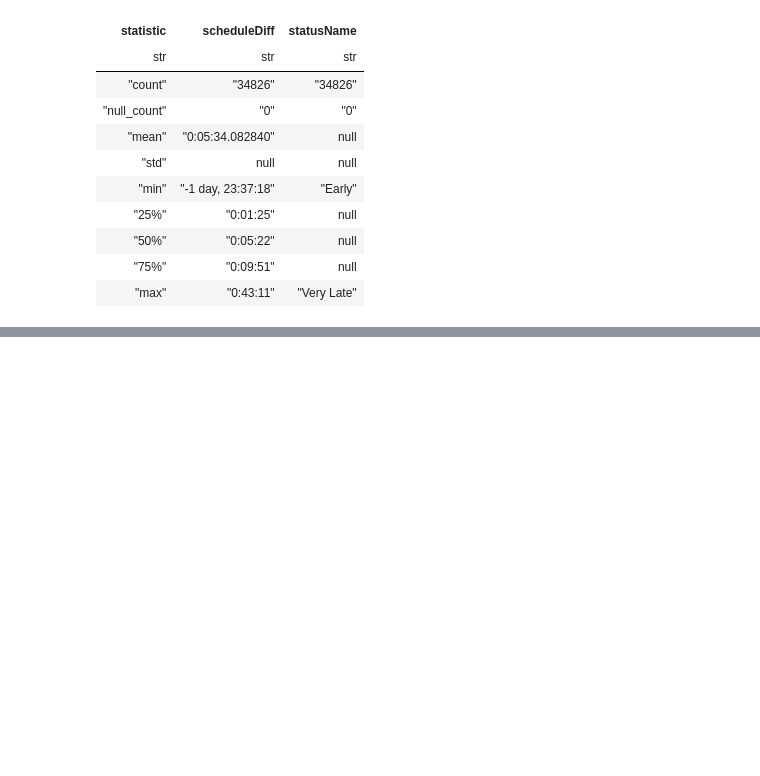
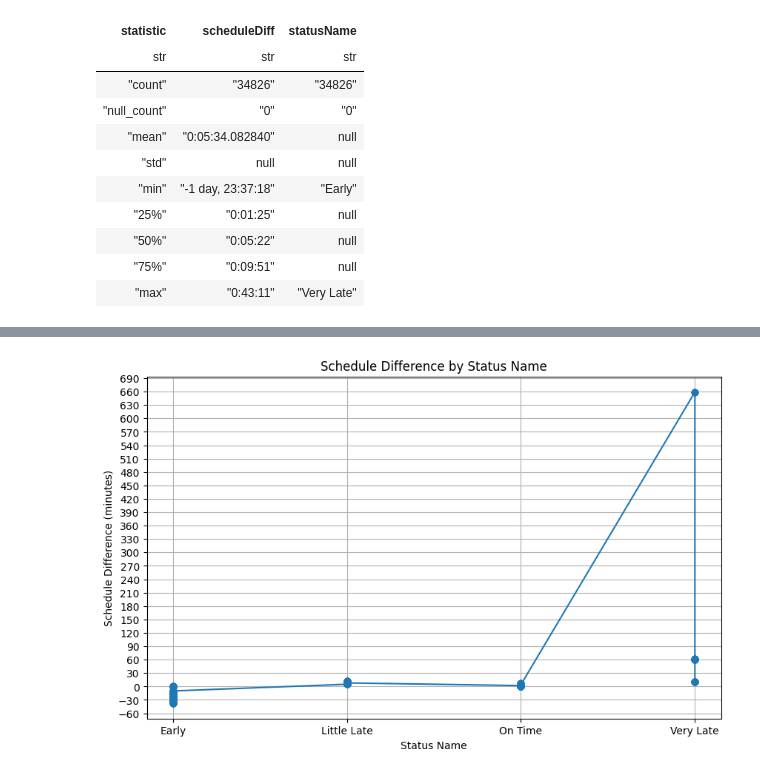
Before and after one commit to shaivilp/Research-Rookies, a Jupyter notebook: data_visualization/predictions.ipynb, the cells around one changed output, grey strips where cells are left out. Saved outputs shown, nothing was run; the diff lists cells and outputs as text; code cells hidden in the pictures; blank space fills up the shorter version.

```diff
--- a/data_visualization/predictions.ipynb
+++ b/data_visualization/predictions.ipynb
@@ -379,0 +377,25 @@ shape: (9_700, 10)
+# %%
+# Group data by statusName and calculate the mean scheduleDiff for each group
+status_grouped = data.sort('statusName')
+
+status_grouped = status_grouped.with_columns(
+  (pl.col('scheduleDiff').dt.total_minutes()).alias('scheduleDiff_minutes')
+)
+
+# Convert the grouped data to a pandas DataFrame for plotting
+status_grouped_df = status_grouped.to_pandas()
+
+# Plot the data
+plt.figure(figsize=(10, 6))
+plt.plot(status_grouped_df["statusName"], status_grouped_df["scheduleDiff_minutes"], marker='o')
+plt.xlabel('Status Name')
+plt.ylabel('Schedule Difference (minutes)')
+plt.title('Schedule Difference by Status Name')
+plt.grid(True)
+
+y_min, y_max = plt.gca().get_ylim()
+plt.gca().yaxis.set_major_locator(plt.MaxNLocator(nbins=30))
+
+plt.show()
+# %% [output]
+[figure, added]
```
Also changed, not shown: parts of 3 cells of this notebook.
